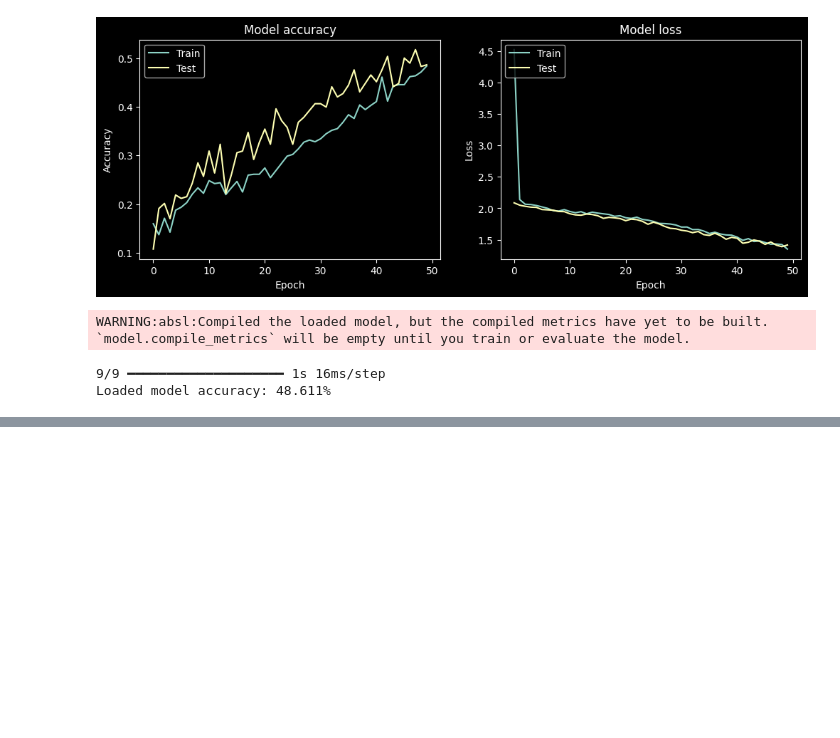
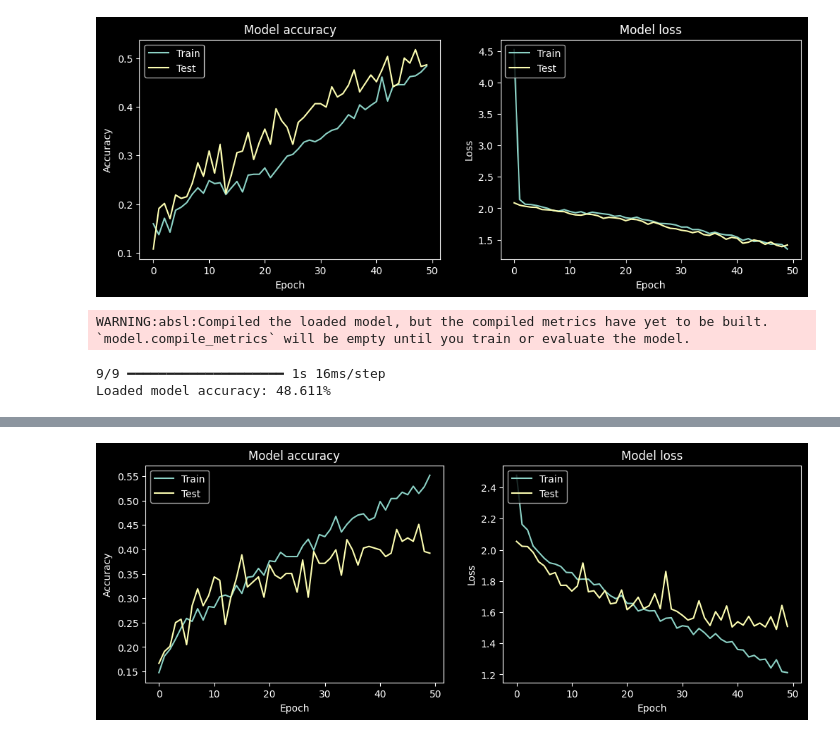
Before and after one commit to as-repo1/speech-emotion-recognition, a Jupyter notebook: main.ipynb, the cells around one changed output, grey strips where cells are left out. Drawn from its saved outputs; the diff is of its cells as text; code cells hidden in the pictures; blank space fills up the shorter version.

Commit message:
new file:   app.py 	new file:   label_encoder.pkl 	modified:   main.ipynb 	new file:   ogg-2-wav.py 	new file:   speech_emotion_recognition_lstm_model.h5

```diff
--- a/main.ipynb
+++ b/main.ipynb
@@ -209,3 +225,16 @@ print(f"Loaded model accuracy: {accuracy * 100:.3f}%")
 WARNING:absl:Compiled the loaded model, but the compiled metrics have yet to be built. `model.compile_metrics` will be empty until you train or evaluate the model.
 9/9 ━━━━━━━━━━━━━━━━━━━━ 1s 16ms/step
 Loaded model accuracy: 48.611%
+# %%
+import tensorflow as tf
+from tensorflow.keras.models import Sequential
+from tensorflow.keras.layers import LSTM, Dense, Dropout, BatchNormalization
+from tensorflow.keras.utils import to_categorical
+
+# Ensure features are 2D (samples, timesteps) for LSTM
+X_train_lstm = np.expand_dims(X_train, axis=2)
+X_test_lstm = np.expand_dims(X_test, axis=2)
+
+# Encode labels to one-hot vectors
+y_train_lstm = to_categorical(y_train)
+y_test_lstm = to_categorical(y_test)
@@ -211,0 +290,25 @@ Loaded model accuracy: 48.611%
+# %%
+import matplotlib.pyplot as plt
+
+# Plot training & validation accuracy values
+plt.figure(figsize=(12, 4))
+plt.subplot(1, 2, 1)
+plt.plot(history.history['accuracy'])
+plt.plot(history.history['val_accuracy'])
+plt.title('Model accuracy')
+plt.ylabel('Accuracy')
+plt.xlabel('Epoch')
+plt.legend(['Train', 'Test'], loc='upper left')
+
+# Plot training & validation loss values
+plt.subplot(1, 2, 2)
+plt.plot(history.history['loss'])
+plt.plot(history.history['val_loss'])
+plt.title('Model loss')
+plt.ylabel('Loss')
+plt.xlabel('Epoch')
+plt.legend(['Train', 'Test'], loc='upper left')
+
+plt.show()
+# %% [output]
+[figure, added]
```
Also changed, not shown: parts of 3 cells of this notebook, 4 other files.
